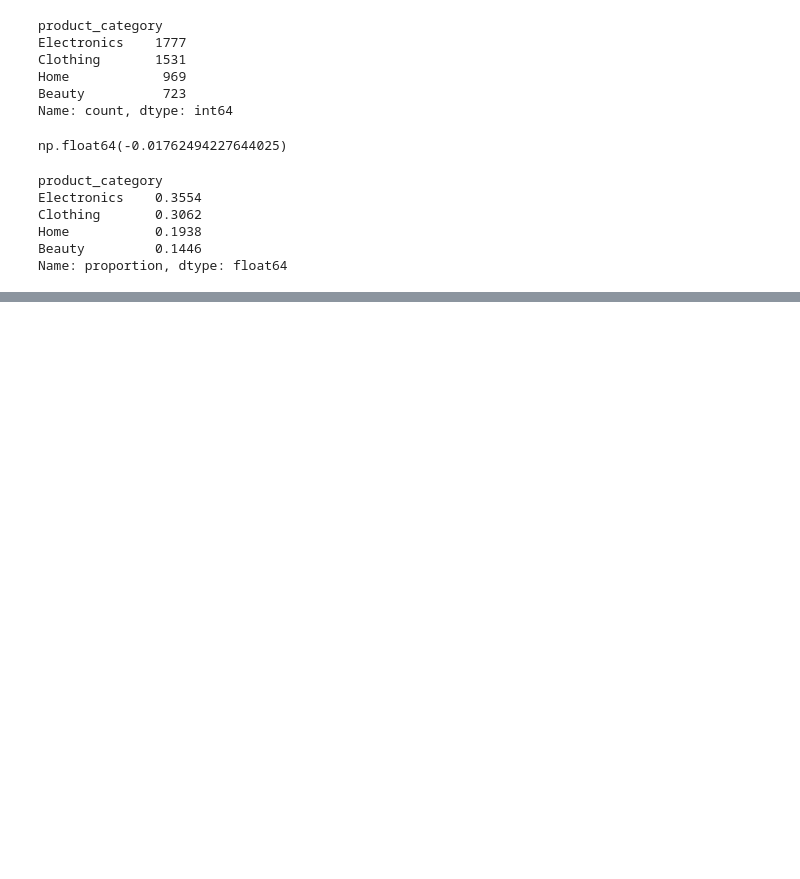
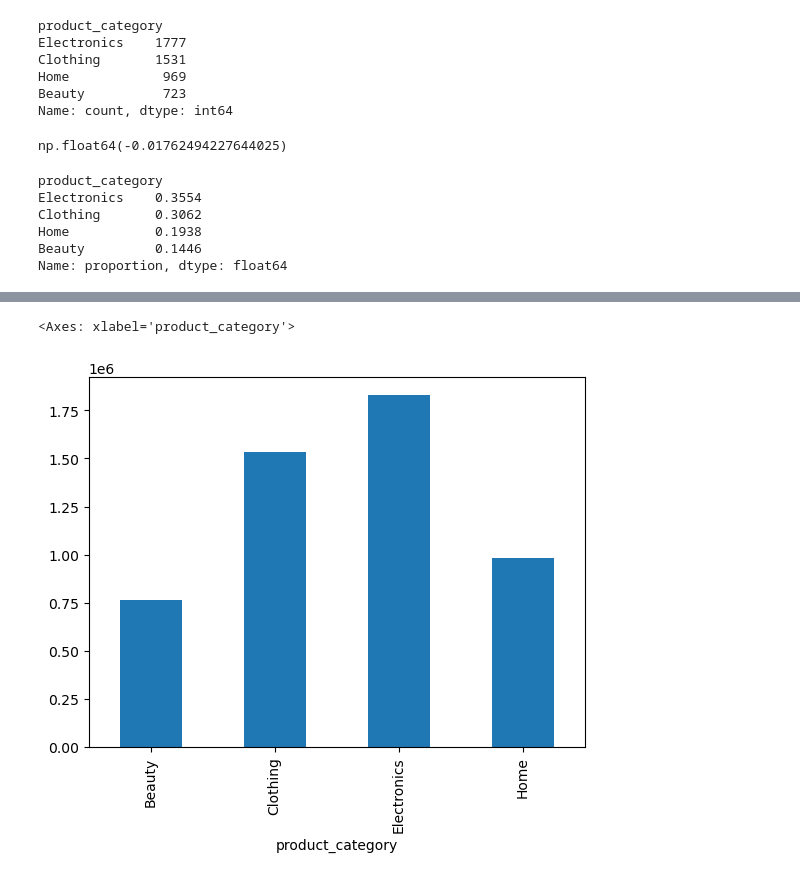
Before and after one commit to Sreesanth-e/EDA, a Jupyter notebook: Ecommerce_EDA/Ecommerce_sales.ipynb, the cells around one changed output, grey strips where cells are left out. Saved outputs shown, nothing was run; the diff lists cells and outputs as text; code cells hidden in the pictures; blank space fills up the shorter version.

Commit message:
Add EDA for E-commerce sales data

```diff
--- a/Ecommerce_EDA/Ecommerce_sales.ipynb
+++ b/Ecommerce_EDA/Ecommerce_sales.ipynb
@@ -100,3 +117,6 @@ Clothing       0.3062
 Home           0.1938
 Beauty         0.1446
 Name: proportion, dtype: float64
+# %%
+df = data.copy()
+df.columns
@@ -102,0 +166,5 @@ Name: proportion, dtype: float64
+# %%
+df.groupby('product_category')['revenue'].sum().plot(kind='bar')
+# %% [output]
+<Axes: xlabel='product_category'>
+[figure, added]
```
Also changed, not shown: parts of 77 cells of this notebook, 1 other file.
